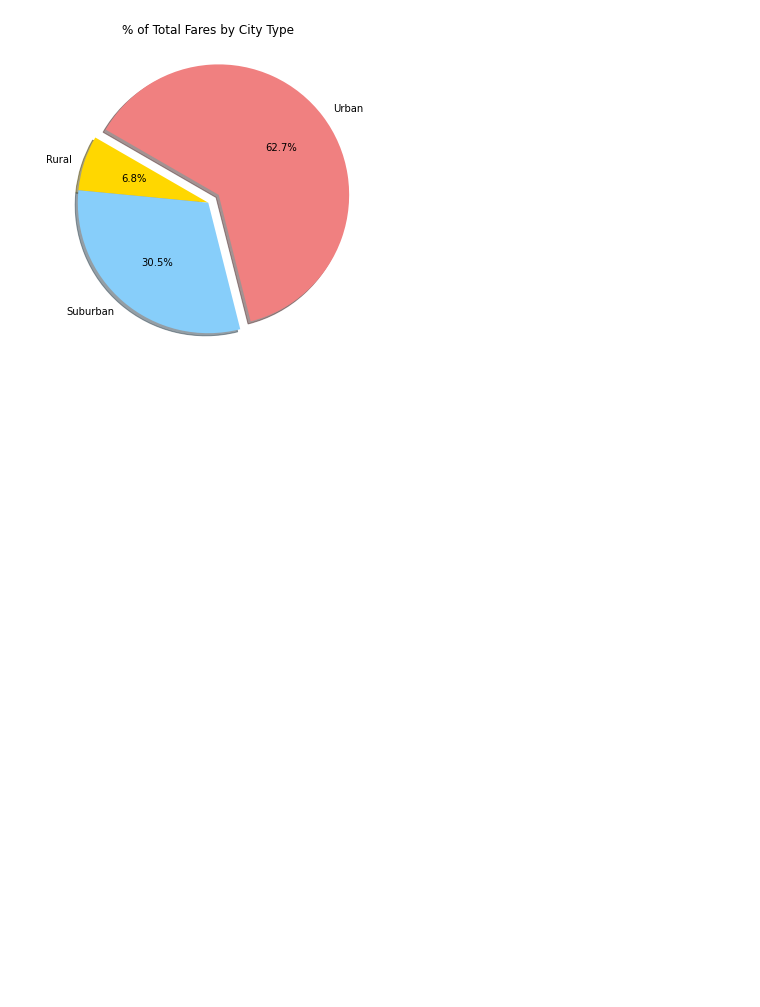
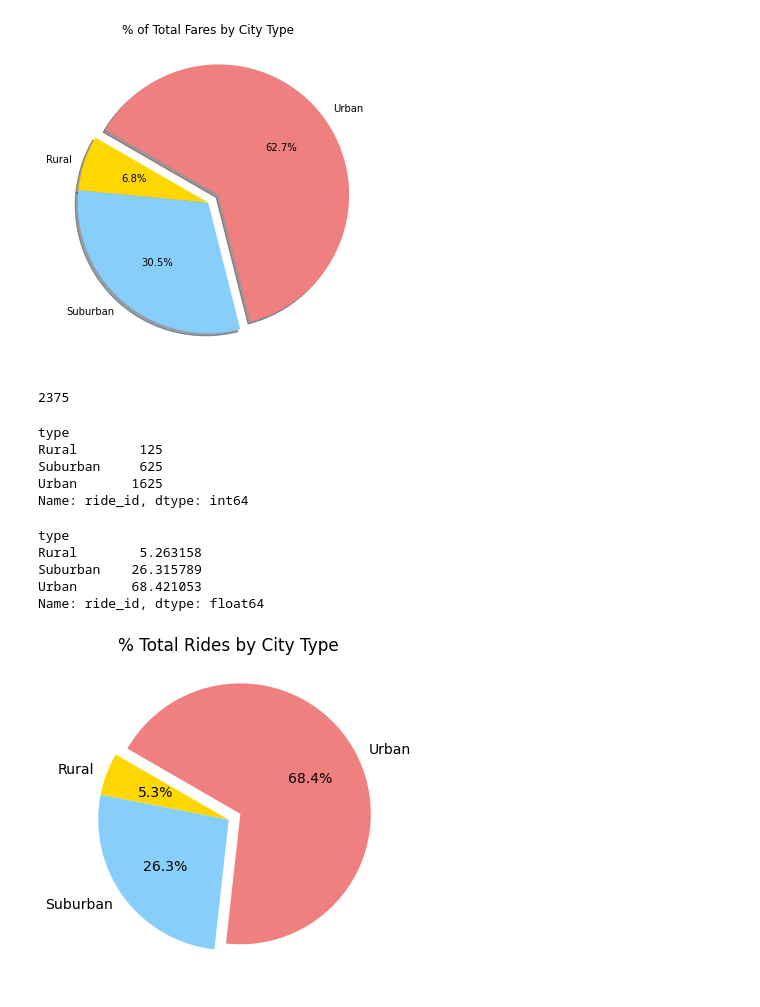
Before and after one commit to ketpradh/PyBer_Analysis, a Jupyter notebook: PyBer.ipynb, the cells around one changed output. Saved outputs shown, nothing was run; the diff lists cells and outputs as text; code cells hidden in the pictures; blank space fills up the shorter version.

Commit message:
Pie chart 2

```diff
--- a/PyBer.ipynb
+++ b/PyBer.ipynb
@@ -716,3 +716,35 @@ plt.savefig("analysis/Fig5.png")
 plt.show()
 # %% [output]
 [figure]
+# %%
+total_rides = pyber_data_df["ride_id"].count()
+total_rides
+# %% [output]
+2375
+# %%
+ride_types = pyber_data_df.groupby(["type"]).count()["ride_id"]
+ride_types
+# %% [output]
+type
+Rural        125
+Suburban     625
+Urban       1625
+Name: ride_id, dtype: int64
+# %%
+ride_percentages = 100 * pyber_data_df.groupby(["type"]).count()["ride_id"]/total_rides
+ride_percentages
+# %% [output]
+type
+Rural        5.263158
+Suburban    26.315789
+Urban       68.421053
+Name: ride_id, dtype: float64
+# %%
+plt.subplots(figsize=(10, 6))
+plt.title("% Total Rides by City Type")
+plt.pie(ride_percentages, labels=["Rural", "Suburban", "Urban"], colors=["gold", "lightskyblue", "lightcoral"],autopct = "%.1f%%",
+       explode=[0,0,0.1], startangle=150 )
+plt.savefig("analysis\Fig6.png")
+plt.show()
+# %% [output]
+[figure, added]
```
Also changed, not shown: 1 other file.
